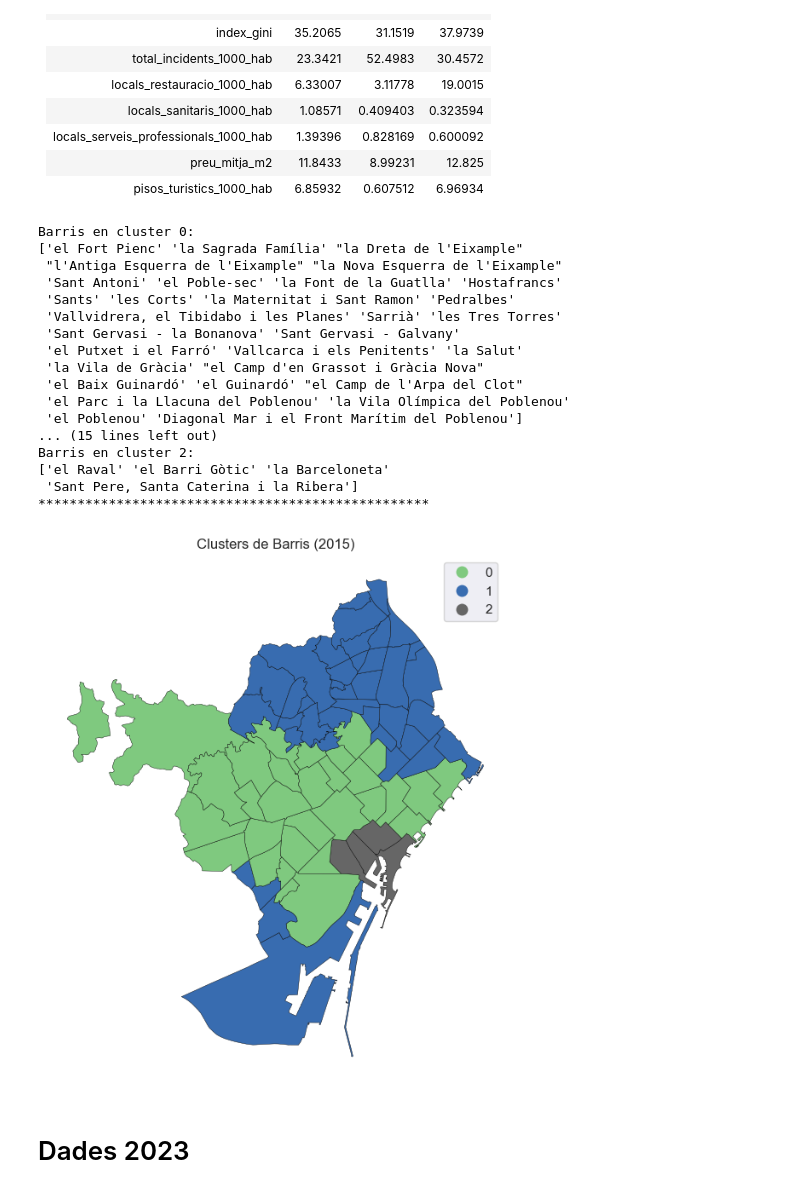
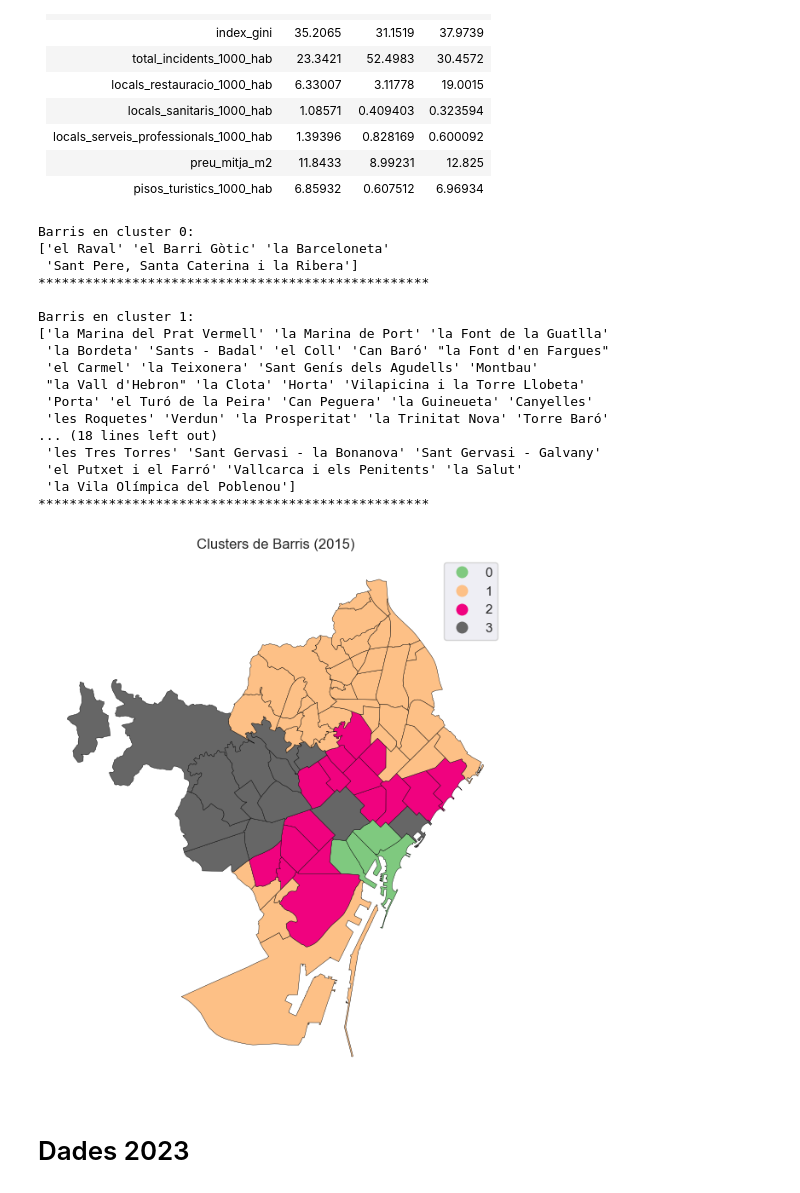
Before and after one commit to joseprau/tfm_gentrificacio_bcn, a Jupyter notebook: notebooks/modelling.ipynb, the cells around one changed output. Drawn from its saved outputs; the diff is of its cells as text; code cells hidden in the pictures.

Commit message:
refactoring evaluacions clusters amb kmeans i creació funcio per grafic de silhouetes

```diff
--- a/notebooks/modelling.ipynb
+++ b/notebooks/modelling.ipynb
@@ -355,7 +406,7 @@ pd.DataFrame([conclusions_df23])
 ## Clustering
 # %%
 # Apliquem kmeans
-k_15 = 3
+k_15 = 4
 kmeans_15_final = KMeans(n_clusters= k_15, random_state= 42, n_init = 20)
 kmeans_15_final_labels = kmeans_15_final.fit_predict(X_pca_15_fixed)
 
@@ -429,26 +481,26 @@ for c in set(barris_clusters_15_merged["cluster"]):
     print("*"*50)
 # %% [output]
 Barris en cluster 0:
-['el Fort Pienc' 'la Sagrada Família' "la Dreta de l'Eixample"
- "l'Antiga Esquerra de l'Eixample" "la Nova Esquerra de l'Eixample"
- 'Sant Antoni' 'el Poble-sec' 'la Font de la Guatlla' 'Hostafrancs'
- 'Sants' 'les Corts' 'la Maternitat i Sant Ramon' 'Pedralbes'
- 'Vallvidrera, el Tibidabo i les Planes' 'Sarrià' 'les Tres Torres'
- 'Sant Gervasi - la Bonanova' 'Sant Gervasi - Galvany'
- 'el Putxet i el Farró' 'Vallcarca i els Penitents' 'la Salut'
- 'la Vila de Gràcia' "el Camp d'en Grassot i Gràcia Nova"
- 'el Baix Guinardó' 'el Guinardó' "el Camp de l'Arpa del Clot"
- 'el Parc i la Llacuna del Poblenou' 'la Vila Olímpica del Poblenou'
- 'el Poblenou' 'Diagonal Mar i el Front Marítim del Poblenou']
-... (15 lines left out)
-Barris en cluster 2:
 ['el Raval' 'el Barri Gòtic' 'la Barceloneta'
  'Sant Pere, Santa Caterina i la Ribera']
 **************************************************
+
+Barris en cluster 1:
+['la Marina del Prat Vermell' 'la Marina de Port' 'la Font de la Guatlla'
+ 'la Bordeta' 'Sants - Badal' 'el Coll' 'Can Baró' "la Font d'en Fargues"
+ 'el Carmel' 'la Teixonera' 'Sant Genís dels Agudells' 'Montbau'
+ "la Vall d'Hebron" 'la Clota' 'Horta' 'Vilapicina i la Torre Llobeta'
+ 'Porta' 'el Turó de la Peira' 'Can Peguera' 'la Guineueta' 'Canyelles'
+ 'les Roquetes' 'Verdun' 'la Prosperitat' 'la Trinitat Nova' 'Torre Baró'
+... (18 lines left out)
+ 'les Tres Torres' 'Sant Gervasi - la Bonanova' 'Sant Gervasi - Galvany'
+ 'el Putxet i el Farró' 'Vallcarca i els Penitents' 'la Salut'
+ 'la Vila Olímpica del Poblenou']
+**************************************************
 # %%
-plot_clusters(clustered, "Clusters de Barris (2015)", "clusters_15.png")
+plot_clusters(clustered, "Clusters de Barris (2015)", "clusters_15_2.png")
 # %% [output]
-[figure, old version]
+[figure, new version]
 # %%
 perfils_15.to_csv(DATA_DIR / 'clustered' / 'df_2015.csv', index= False)
 # %% [markdown]
```
Also changed, not shown: parts of 14 cells of this notebook.
